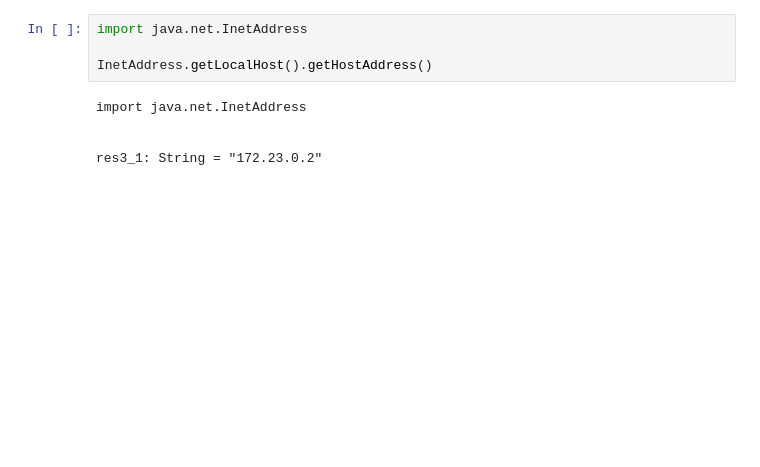
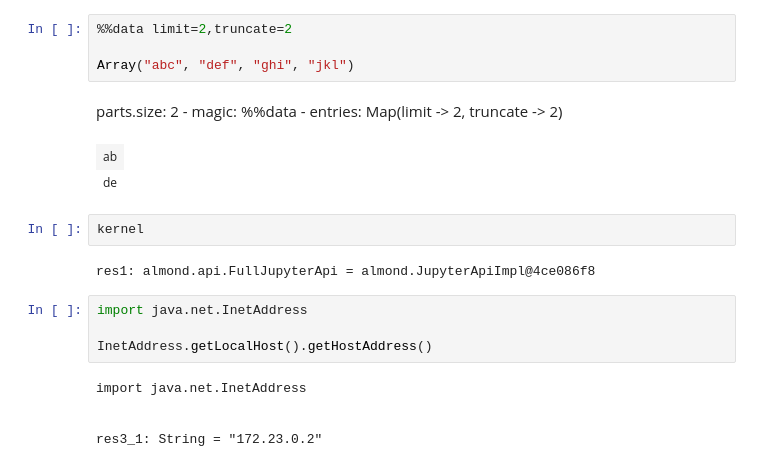
Before and after one commit to univalence/training-spark-tuning, a Jupyter notebook: lab/internal/test.ipynb, the cells around one changed output. Saved outputs shown, nothing was run; the diff lists cells and outputs as text; blank space fills up the shorter version.

```diff
--- a/lab/internal/test.ipynb
+++ b/lab/internal/test.ipynb
@@ -9,3 +17,15 @@ shell("ls")
+# %%
+%%data limit=2,truncate=2
+
+Array("abc", "def", "ghi", "jkl")
+# %% [output]
+parts.size: 2 - magic: %%data - entries: Map(limit -> 2, truncate -> 2)
+| ab |
+| de |
+# %%
+kernel
+# %% [output]
+res1: almond.api.FullJupyterApi = almond.JupyterApiImpl@4ce086f8
 # %%
 import java.net.InetAddress
 
```
Also changed, not shown: parts of 7 cells of this notebook, 13 other files.
